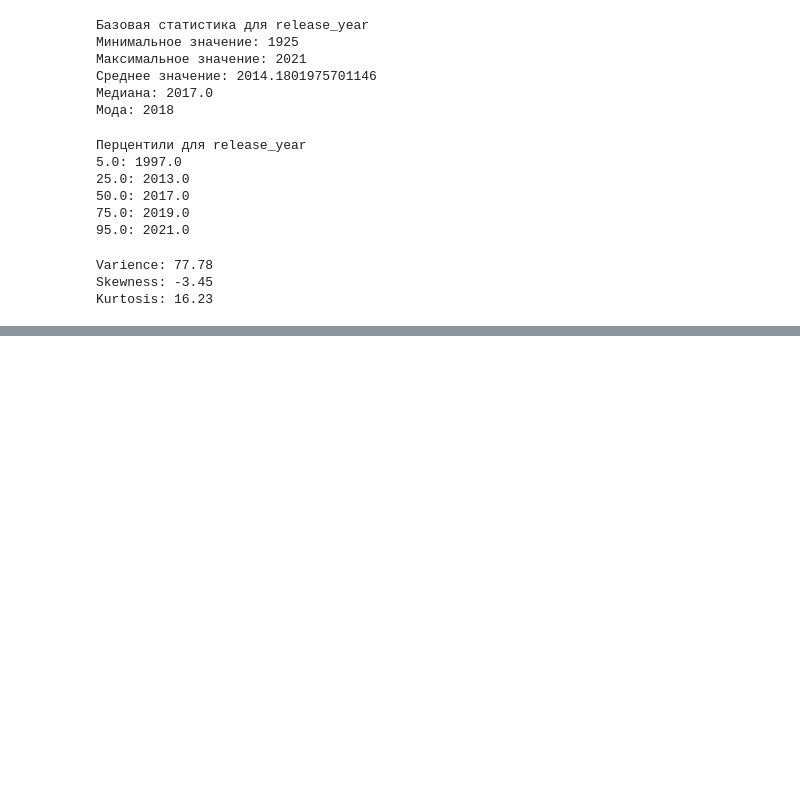
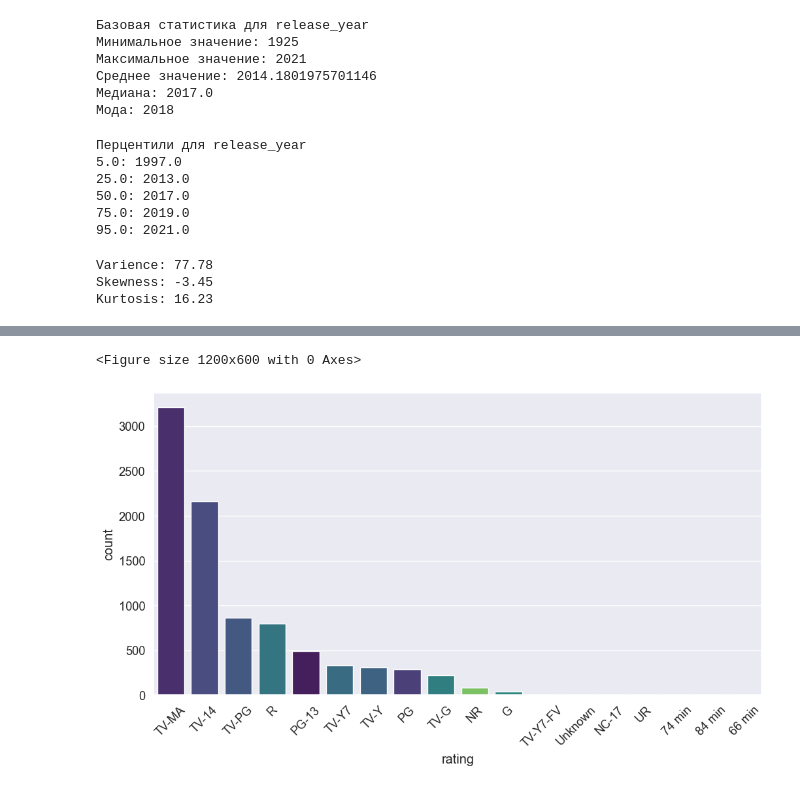
Before and after one commit to MichaelNebyshynets/ml-course-hw, a Jupyter notebook: hw02/hw02.ipynb, the cells around one changed output, grey strips where cells are left out. Cells and saved outputs as stored; diff of their text form; code cells hidden in the pictures; blank space fills up the shorter version.

```diff
--- a/hw02/hw02.ipynb
+++ b/hw02/hw02.ipynb
@@ -292,0 +409,20 @@ Kurtosis: 16.23
+# %%
+# Столбчатая диаграмма(рейтинг)
+
+plt.figure(figsize=(12, 6))
+# countplot() — сама считает количество вхождений каждой категории
+# order=... — сортирует столбцы от самого популярного к самому редкому
+plt.figure(figsize=(12, 6))
+sns.countplot(
+    data=df,
+    x='rating',
+    order=df['rating'].value_counts().index,
+    hue='rating',         # Добавляем hue, равный x
+    palette='viridis',
+    legend=False          # Отключаем легенду, так как подписи и так внизу
+)
+plt.xticks(rotation=45)
+plt.show()
+# %% [output]
+<Figure size 1200x600 with 0 Axes>
+[figure, added]
```
Also changed, not shown: parts of 14 cells of this notebook.
